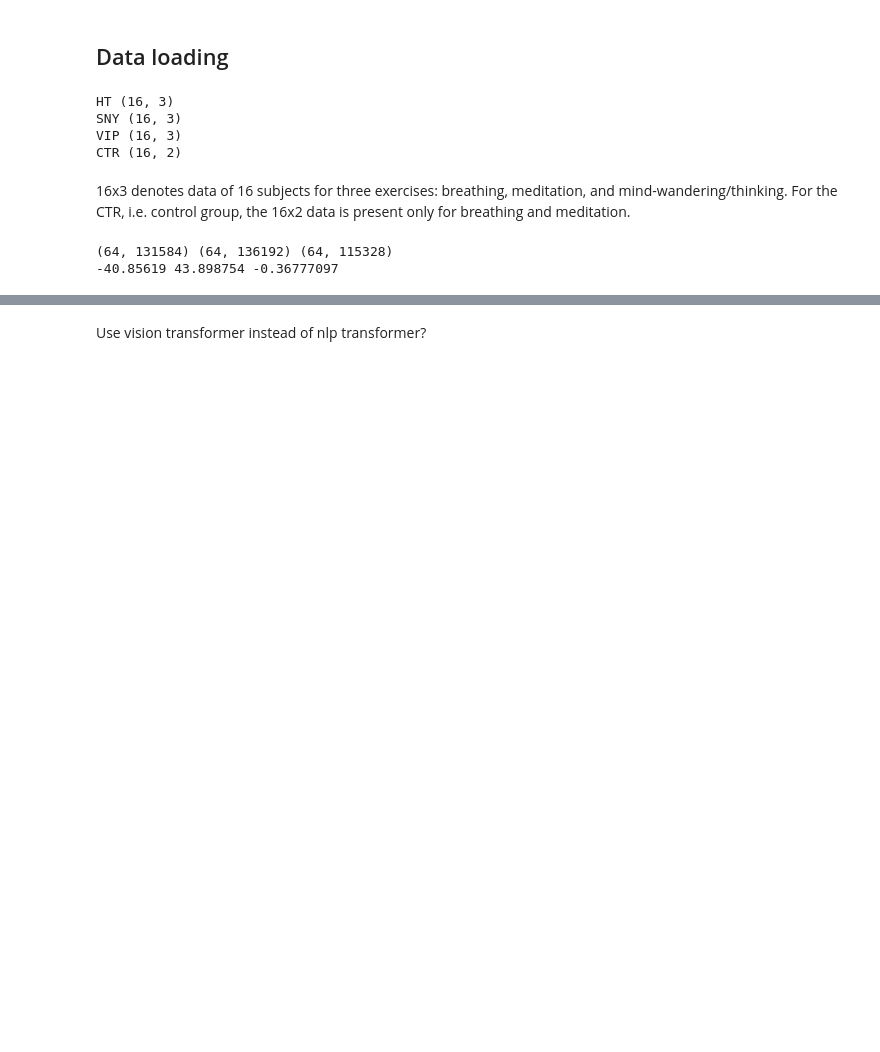
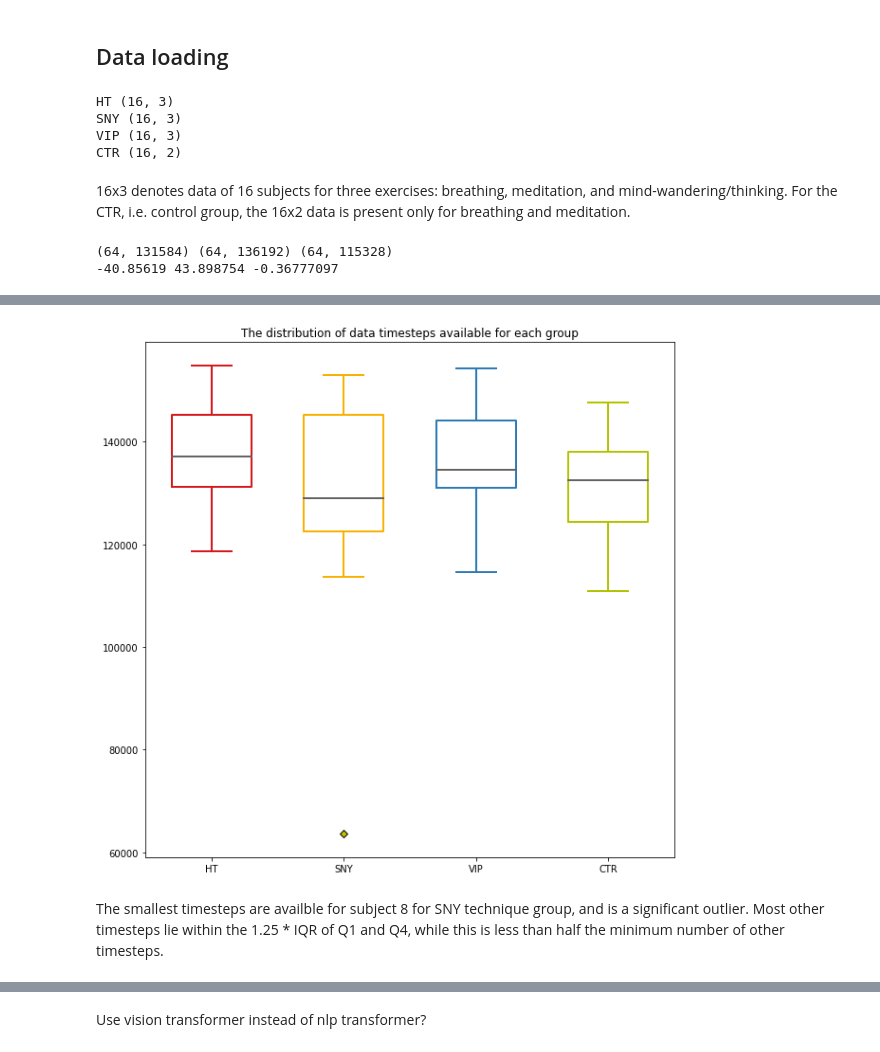
Before and after one commit to shruti-singh/meditation-eeg-representations, a Jupyter notebook: DataPrep.ipynb, the cells around one changed output, grey strips where cells are left out. Drawn from its saved outputs; the diff is of its cells as text; code cells hidden in the pictures; blank space fills up the shorter version.

```diff
--- a/DataPrep.ipynb
+++ b/DataPrep.ipynb
@@ -35,0 +110,19 @@ if debug:
+# %%
+def plot_timesteps_per_group(group_sizes):
+
+    fig = plt.figure(figsize=(10, 10))
+    boxprops = dict(linewidth=2)
+    bplot_colors = ['#D7191C', '#F8B100', '#2C7BB6', '#B3C302']
+    green_diamond = dict(markerfacecolor='y', marker='D')
+
+    for _, med in enumerate(dtype_names):
+        bpl = plt.boxplot(group_sizes[med], positions=[0+_], widths=0.6, boxprops=boxprops, flierprops=green_diamond)
+        set_box_color(bpl, bplot_colors[_])
+    plt.xticks(range(0, len(dtype_names)), dtype_names);
+    plt.title('The distribution of data timesteps available for each group')
+    plt.savefig("figures/group_wise_timesteps.png")
+
+if debug:
+    plot_timesteps_per_group(group_sizes)
+# %% [output]
+[figure, added]
@@ -35,0 +131,2 @@ if debug:
+# %% [markdown]
+The smallest timesteps are availble for subject 8 for SNY technique group, and is a significant outlier. Most other timesteps lie within the 1.25 * IQR of Q1 and Q4, while this is less than half the minimum number of other timesteps.
```
Also changed, not shown: parts of 23 cells of this notebook.
